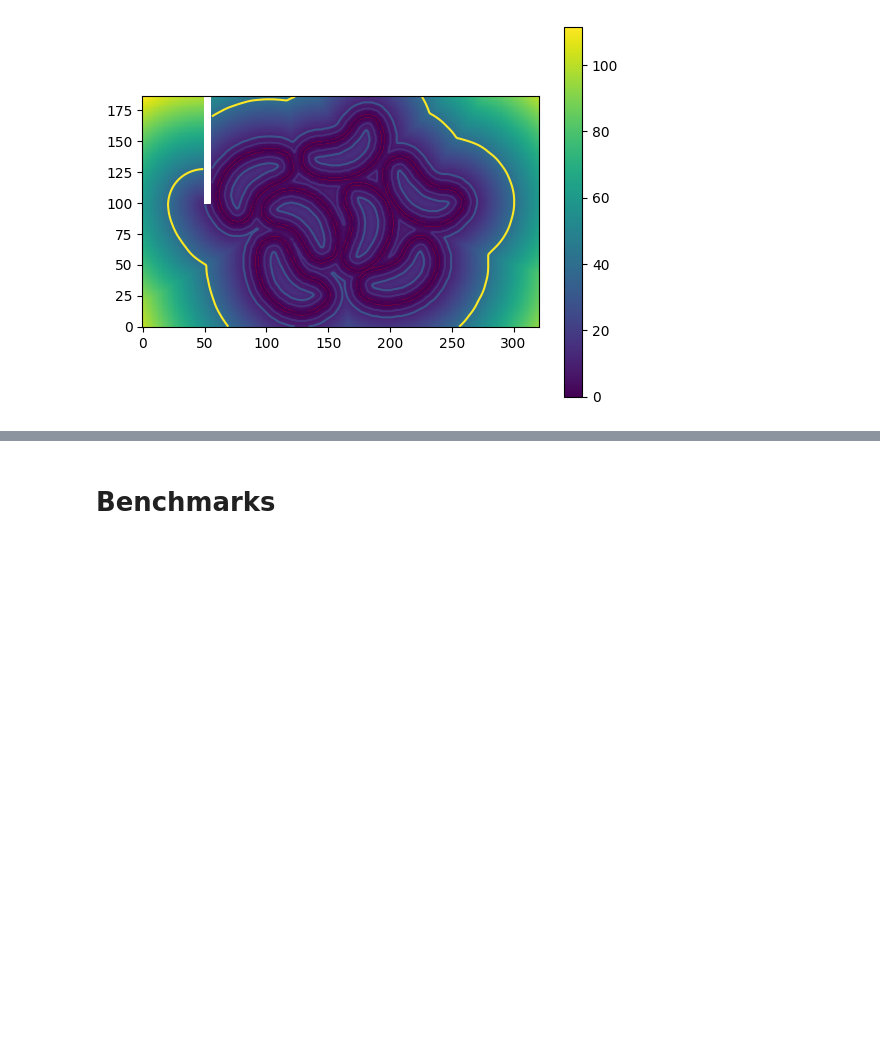
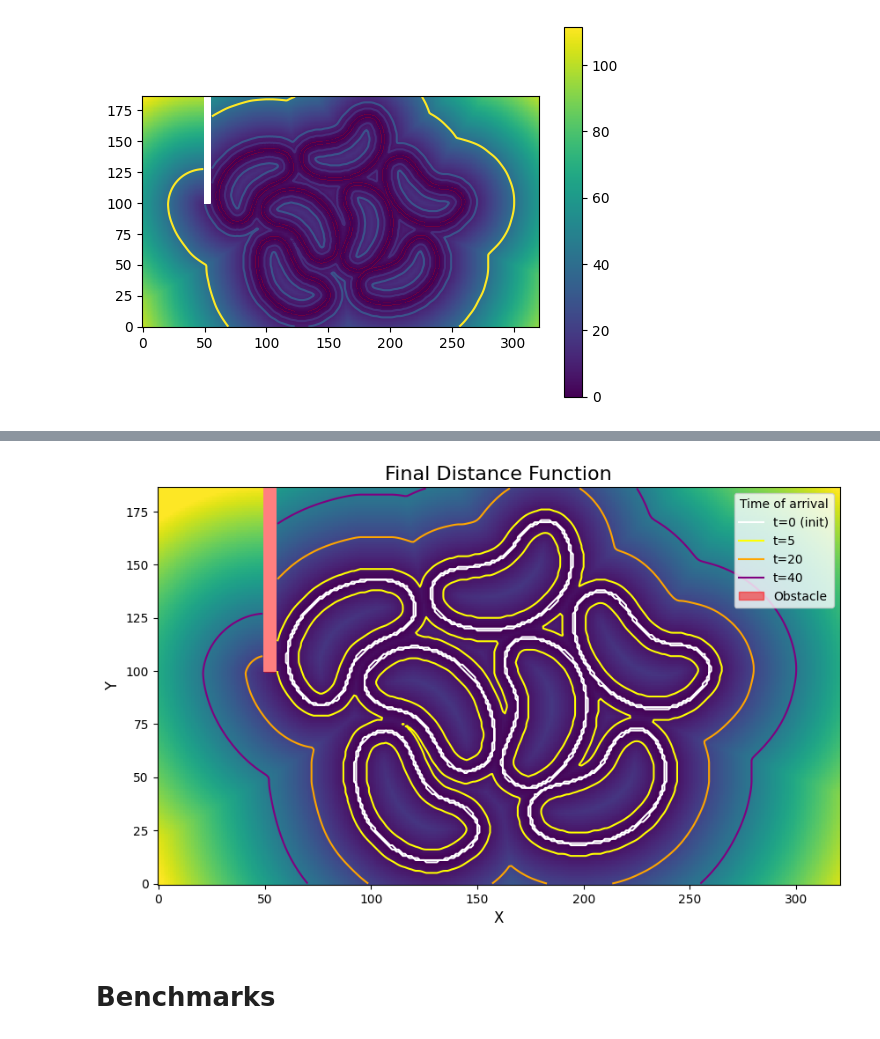
Before and after one commit to RohanGautam/fast_sweep_jax, a Jupyter notebook: demo.ipynb, the cells around one changed output, grey strips where cells are left out. Saved outputs shown, nothing was run; the diff lists cells and outputs as text; code cells hidden in the pictures; blank space fills up the shorter version.

```diff
--- a/demo.ipynb
+++ b/demo.ipynb
@@ -213,3 +258,50 @@ plt.gca().set_aspect(1)
+# %%
+fig, ax = plt.subplots(figsize=(10, 6))
+
+# Plot the final SDF
+sdf_plot = ax.pcolormesh(X_np, Y_np, out, cmap="viridis", shading="auto")
+
+# Define contour levels and their corresponding colors
+contour_levels = [0, 5, 20, 40]
+contour_colors = ["white", "yellow", "orange", "purple"]
+
+# Plot each contour level with a different color
+contour_handles = []
+for level, color in zip(contour_levels, contour_colors):
+    contour = ax.contour(X_np, Y_np, out, levels=[level], colors=color, linewidths=1.5)
+    contour_handles.append(
+        plt.Line2D(
+            [0],
+            [0],
+            color=color,
+            lw=1.5,
+            label=f"t={level}" if level != 0 else f"t={level} (init)",
+        )
+    )
+
+# Plot the obstacle
+ax.contourf(X_np, Y_np, obstacle_mask, levels=[0.5, 1], colors="red", alpha=0.5)
+
+# Add the obstacle to the legend
+obstacle_patch = plt.Rectangle((0, 0), 1, 1, color="red", alpha=0.5, label="Obstacle")
+contour_handles.append(obstacle_patch)
+
+# Add labels and title
+ax.set_title("Final Distance Function", fontsize=16)
+ax.set_xlabel("X", fontsize=12)
+ax.set_ylabel("Y", fontsize=12)
+
+# Add a legend for the contour levels and obstacle
+ax.legend(
+    handles=contour_handles, loc="upper right", fontsize=10, title="Time of arrival"
+)
+
+# Set aspect ratio
+ax.set_aspect(1)
+
+plt.show()
+# %% [output]
+[figure, added]
 # %% [markdown]
 # Benchmarks
 # %%
```
Also changed, not shown: parts of 4 cells of this notebook.
